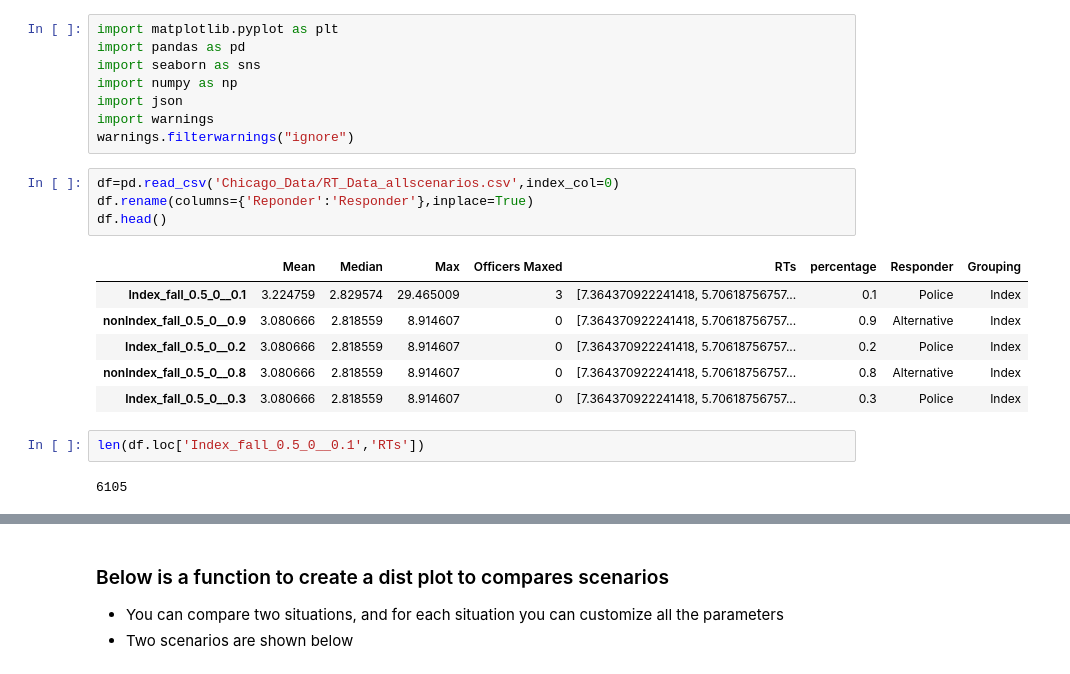
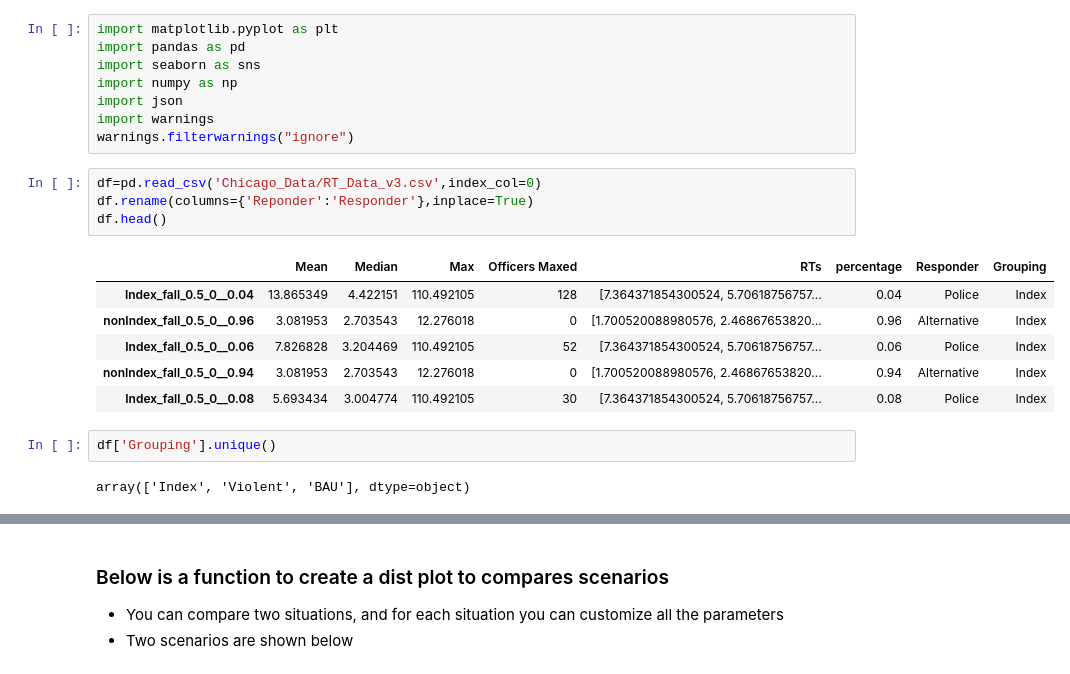
Before and after one commit to callieclark/response-time-project, a Jupyter notebook: Plot_Generator.ipynb, the cells around one changed output, grey strips where cells are left out. Saved outputs shown, nothing was run; the diff lists cells and outputs as text.

```diff
--- a/Plot_Generator.ipynb
+++ b/Plot_Generator.ipynb
@@ -7,17 +7,17 @@ import json
 import warnings
 warnings.filterwarnings("ignore")
 # %%
-df=pd.read_csv('Chicago_Data/RT_Data_allscenarios.csv',index_col=0)
+df=pd.read_csv('Chicago_Data/RT_Data_v3.csv',index_col=0)
 df.rename(columns={'Reponder':'Responder'},inplace=True)
 df.head()
 # %% [output]
 |  | Mean | Median | Max | Officers Maxed | RTs | percentage | Responder | Grouping |
-| Index_fall_0.5_0__0.1 | 3.224759 | 2.829574 | 29.465009 | 3 | [7.364370922241418, 5.70618756757... | 0.1 | Police | Index |
-| nonIndex_fall_0.5_0__0.9 | 3.080666 | 2.818559 | 8.914607 | 0 | [7.364370922241418, 5.70618756757... | 0.9 | Alternative | Index |
-| Index_fall_0.5_0__0.2 | 3.080666 | 2.818559 | 8.914607 | 0 | [7.364370922241418, 5.70618756757... | 0.2 | Police | Index |
-| nonIndex_fall_0.5_0__0.8 | 3.080666 | 2.818559 | 8.914607 | 0 | [7.364370922241418, 5.70618756757... | 0.8 | Alternative | Index |
-| Index_fall_0.5_0__0.3 | 3.080666 | 2.818559 | 8.914607 | 0 | [7.364370922241418, 5.70618756757... | 0.3 | Police | Index |
+| Index_fall_0.5_0__0.04 | 13.865349 | 4.422151 | 110.492105 | 128 | [7.364371854300524, 5.70618756757... | 0.04 | Police | Index |
+| nonIndex_fall_0.5_0__0.96 | 3.081953 | 2.703543 | 12.276018 | 0 | [1.700520088980576, 2.46867653820... | 0.96 | Alternative | Index |
+| Index_fall_0.5_0__0.06 | 7.826828 | 3.204469 | 110.492105 | 52 | [7.364371854300524, 5.70618756757... | 0.06 | Police | Index |
+| nonIndex_fall_0.5_0__0.94 | 3.081953 | 2.703543 | 12.276018 | 0 | [1.700520088980576, 2.46867653820... | 0.94 | Alternative | Index |
+| Index_fall_0.5_0__0.08 | 5.693434 | 3.004774 | 110.492105 | 30 | [7.364371854300524, 5.70618756757... | 0.08 | Police | Index |
-# %%
-len(df.loc['Index_fall_0.5_0__0.1','RTs'])
-# %% [output]
-6105
+# %%
+df['Grouping'].unique()
+# %% [output]
+array(['Index', 'Violent', 'BAU'], dtype=object)
```
Also changed, not shown: parts of 14 cells of this notebook, 2 other files.
